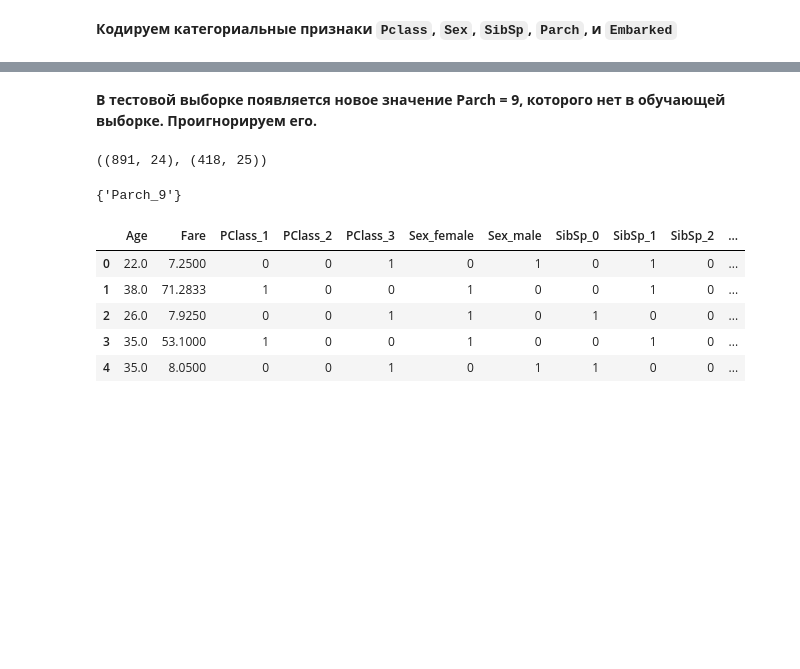
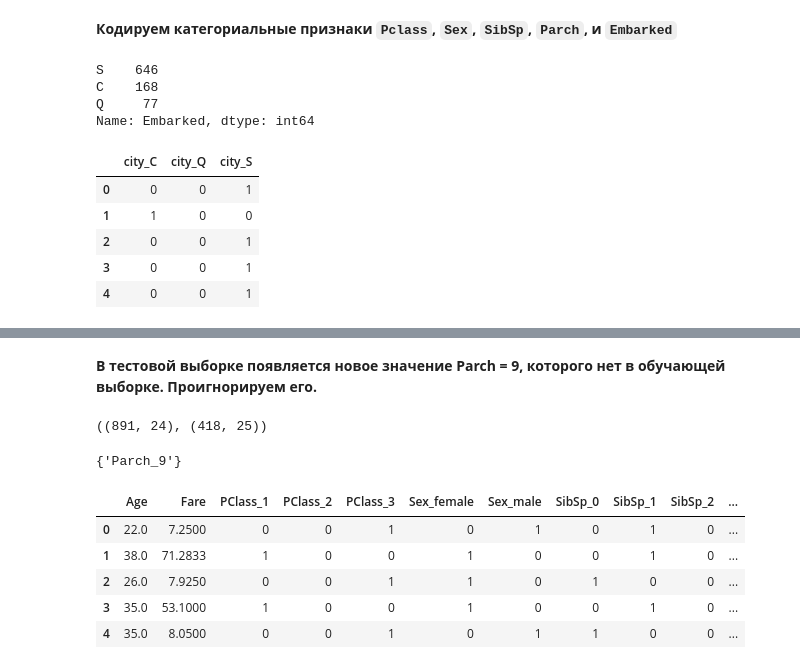
Before and after one commit to adima/hse, a Jupyter notebook: module2_ML/jupyter_notebooks/lesson03_trees/lesson3_practice_trees_titanic.ipynb, the cells around one changed output, grey strips where cells are left out. Drawn from its saved outputs; the diff is of its cells as text; code cells hidden in the pictures; blank space fills up the shorter version.

```diff
--- a/module2_ML/jupyter_notebooks/lesson03_trees/lesson3_practice_trees_titanic.ipynb
+++ b/module2_ML/jupyter_notebooks/lesson03_trees/lesson3_practice_trees_titanic.ipynb
@@ -117,6 +117,22 @@ test_df.describe(include='all')
 | max | 1309.000000 | 3.000000 | NaN | NaN | 76.000000 | 8.000000 | 9.000000 | NaN | 512.329200 | NaN | ... |
 # %% [markdown]
 **Кодируем категориальные признаки `Pclass`, `Sex`, `SibSp`, `Parch`, и `Embarked`**
+# %%
+train_df['Embarked'].value_counts()
+# %% [output]
+S    646
+C    168
+Q     77
+Name: Embarked, dtype: int64
+# %%
+pd.get_dummies(train_df['Embarked'], prefix='city').head()
+# %% [output]
+|  | city_C | city_Q | city_S |
+| 0 | 0 | 0 | 1 |
+| 1 | 1 | 0 | 0 |
+| 2 | 0 | 0 | 1 |
+| 3 | 0 | 0 | 1 |
+| 4 | 0 | 0 | 1 |
 # %%
 train_df = pd.concat([train_df, pd.get_dummies(train_df['Pclass'], prefix="PClass"),
                       pd.get_dummies(train_df['Sex'], prefix="Sex"),
```
Also changed, not shown: parts of 3 cells of this notebook, 10 other files.
